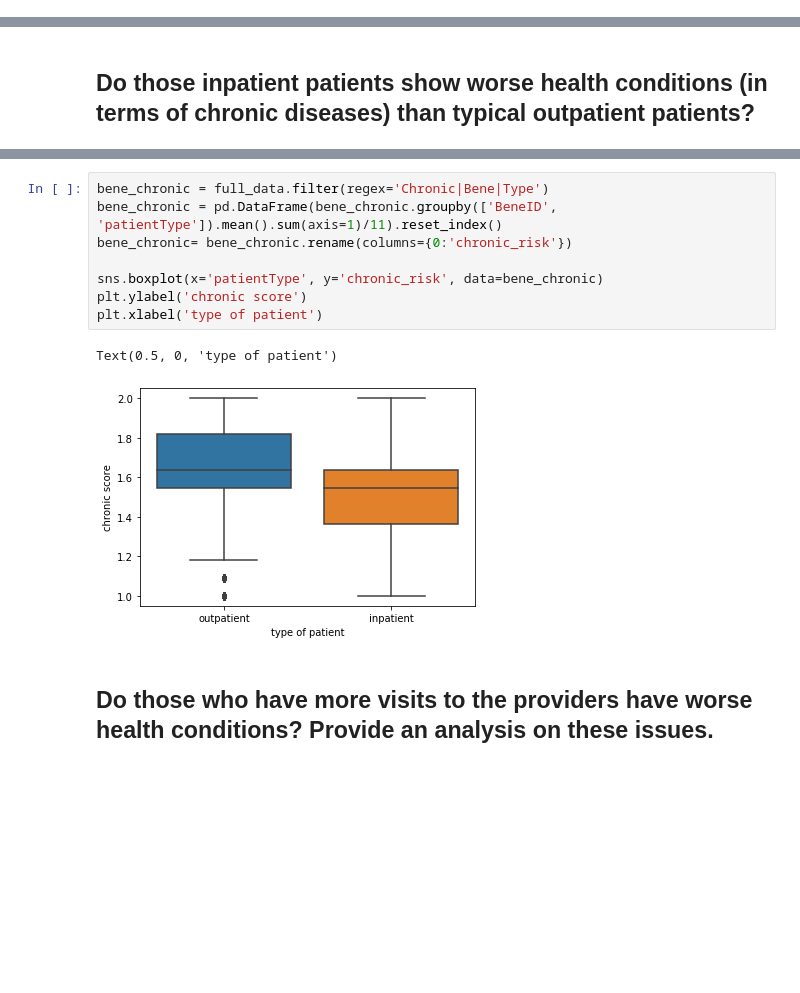
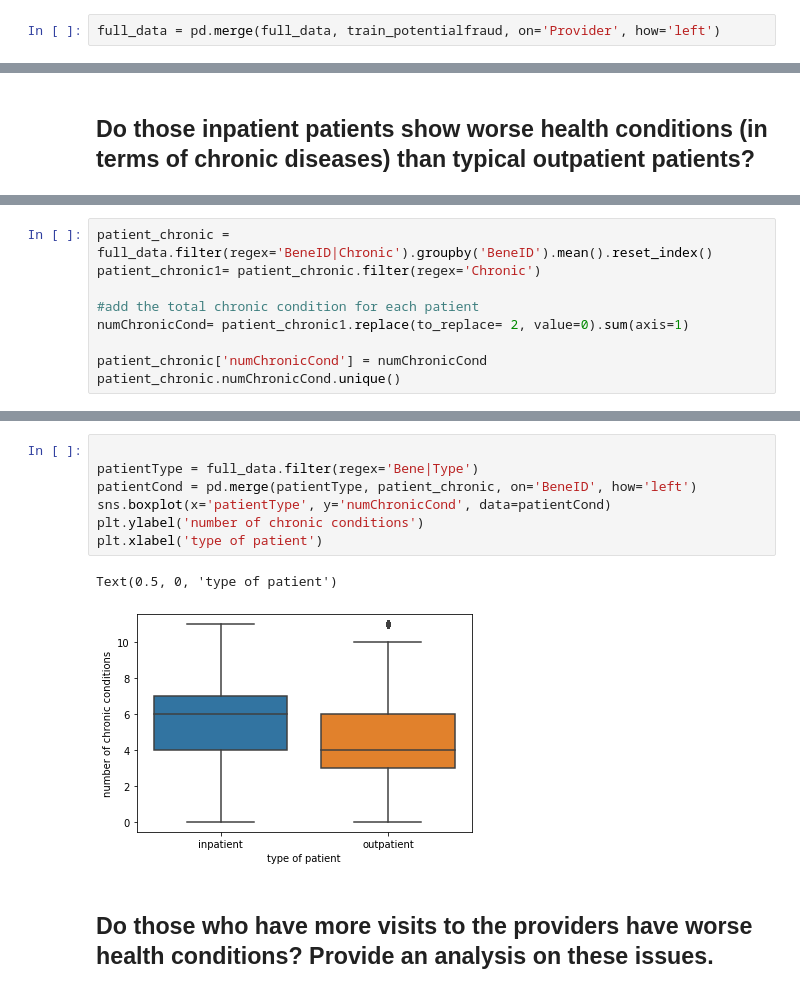
Before and after one commit to randypantinople/HealthCareFraudDetection, a Jupyter notebook: randypantinople/healthCareFraudDetection(randy).ipynb, the cells around one changed output, grey strips where cells are left out. Cells and saved outputs as stored; diff of their text form; blank space fills up the shorter version.

```diff
--- a/randypantinople/healthCareFraudDetection(randy).ipynb
+++ b/randypantinople/healthCareFraudDetection(randy).ipynb
@@ -87,0 +72,2 @@ outpatient_chronic[outpatient_chronic==2].count().sort_values().plot(kind='barh'
+# %%
+full_data = pd.merge(full_data, train_potentialfraud, on='Provider', how='left')
@@ -105,0 +194,9 @@ Length: 138556, dtype: float64
+# %%
+patient_chronic = full_data.filter(regex='BeneID|Chronic').groupby('BeneID').mean().reset_index()
+patient_chronic1= patient_chronic.filter(regex='Chronic')
+
+#add the total chronic condition for each patient
+numChronicCond= patient_chronic1.replace(to_replace= 2, value=0).sum(axis=1)
+
+patient_chronic['numChronicCond'] = numChronicCond
+patient_chronic.numChronicCond.unique()
@@ -106,13 +207,12 @@ Length: 138556, dtype: float64
 # %%
-bene_chronic = full_data.filter(regex='Chronic|Bene|Type')
-bene_chronic = pd.DataFrame(bene_chronic.groupby(['BeneID', 'patientType']).mean().sum(axis=1)/11).reset_index()
-bene_chronic= bene_chronic.rename(columns={0:'chronic_risk'})
 
-sns.boxplot(x='patientType', y='chronic_risk', data=bene_chronic)
-plt.ylabel('chronic score')
+patientType = full_data.filter(regex='Bene|Type')
+patientCond = pd.merge(patientType, patient_chronic, on='BeneID', how='left')
+sns.boxplot(x='patientType', y='numChronicCond', data=patientCond)
+plt.ylabel('number of chronic conditions')
 plt.xlabel('type of patient')
 # %% [output]
 Text(0.5, 0, 'type of patient')
-[figure, old version]
+[figure, new version]
 # %% [markdown]
 ##  Do those who have more visits to the providers have worse health conditions? Provide an analysis on these issues.
```
Also changed, not shown: parts of 29 cells of this notebook.
